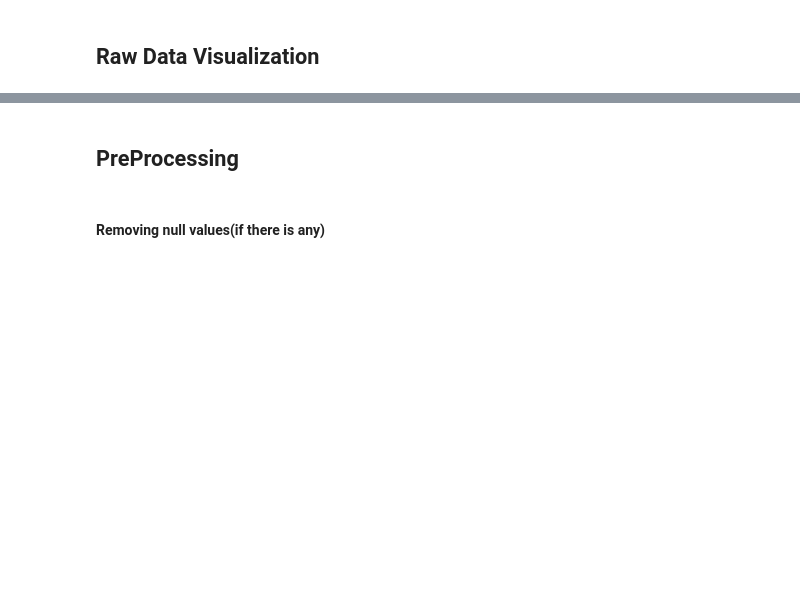
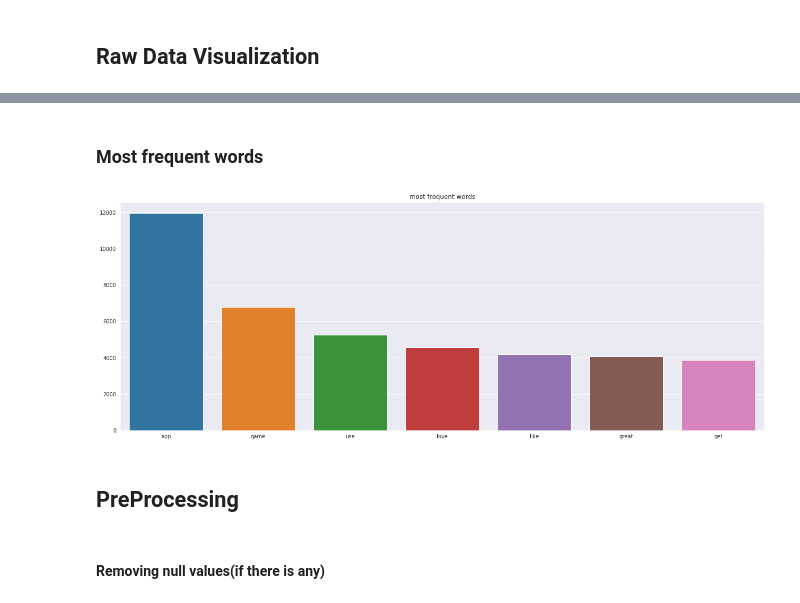
Before and after one commit to MahdiPorheydarii/Sentiment-Analysis, a Jupyter notebook: main.ipynb, the cells around one changed output, grey strips where cells are left out. Drawn from its saved outputs; the diff is of its cells as text; code cells hidden in the pictures; blank space fills up the shorter version.

```diff
--- a/main.ipynb
+++ b/main.ipynb
@@ -25,2 +29,10 @@ Data['Sentiment'] = Data['Sentiment'].replace(['Negative'], 0)
+# %%
+def Bag_Of_Words(ListWords):
+    all_words = []
+    for m in ListWords:
+        for w in m:
+            all_words.append(w.lower())
+    all_words = FreqDist(all_words)
+    return all_words
 # %% [markdown]
 ## Raw Data Visualization
@@ -47,3 +61,20 @@ plt.show()
+# %% [markdown]
+### Most frequent words
+# %%
+ListWords =  [word_tokenize(m) for m in list(Data['reviewText']) if m not in stopwords.words('english')]
+all_words = Bag_Of_Words(ListWords)
+count = []
+Words  = []
+for w in all_words.most_common(10)[3:]:
+    count.append(w[1])
+    Words.append(w[0])
+plt.figure(figsize=(22,8))
+sns.set_style("darkgrid")
+plt.title("most frequent words")
+sns.barplot(Words,count)
+plt.show()
+# %% [output]
+[figure, added]
 # %% [markdown]
 <h2> PreProcessing </h2>
 # %% [markdown]
```
Also changed, not shown: parts of 9 cells of this notebook, 1 other file.
